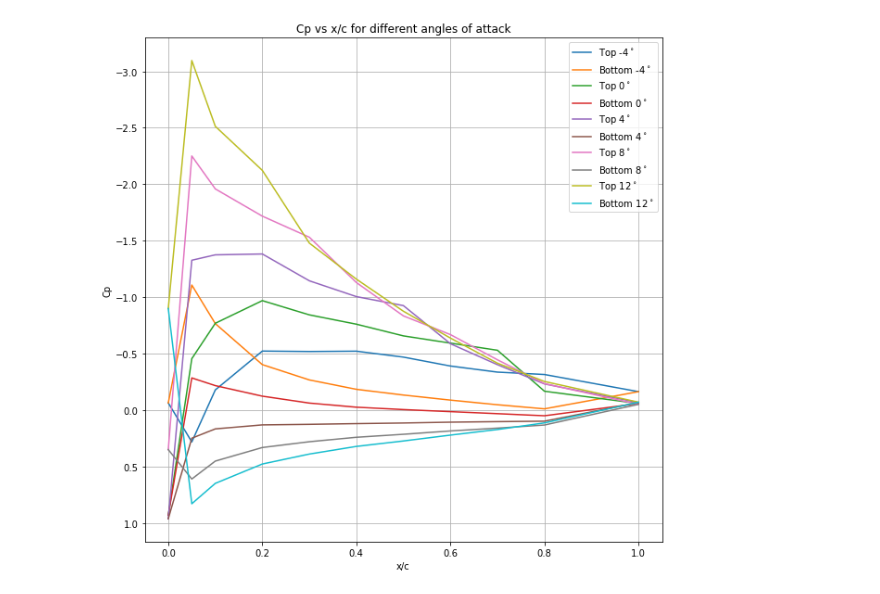
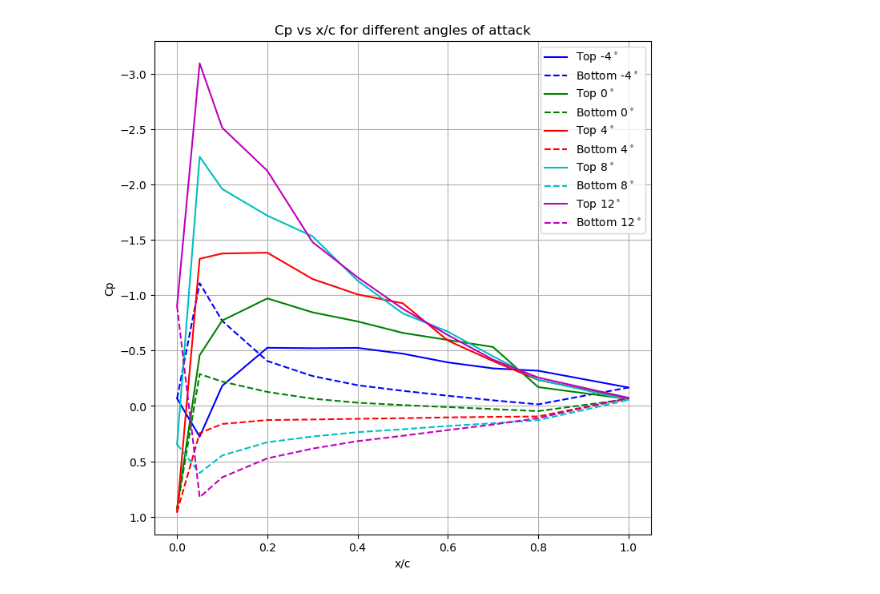
Before and after one commit to EvanY14/AE460-Fa23, a Jupyter notebook: Lab_2/dat_anal.ipynb, the cells around one changed output. Saved outputs shown, nothing was run; the diff lists cells and outputs as text; code cells hidden in the pictures.

```diff
--- a/Lab_2/dat_anal.ipynb
+++ b/Lab_2/dat_anal.ipynb
@@ -31,21 +32,22 @@ ambient_data['AOA'] = ambient_data['AOA'].astype(float)
 # %%
 # Number 3
 Cp_top = [(top_pressure)/(ambient_data['q_WT corrected'].values[i]) for i, top_pressure in enumerate(top_pressures.values)]
 Cp_bottom = [(bottom_pressure)/(ambient_data['q_WT corrected'].values[i]) for i, bottom_pressure in enumerate(bottom_pressures.values)]
 rho = ambient_data['AmbPress'].values/(287 * ambient_data['AmbTemp'].values)
-fig, ax = plt.subplots(1,1, figsize=(10, 10))
+fig, ax = plt.subplots(1,1, figsize=(8, 8))
+colors = ['b', 'g', 'r', 'c', 'm']
 for i in range(5):
-    plt.plot(np.array(top_points.columns.astype(float)), np.array(Cp_top[2*i+1]), label='Top {}$^\circ$'.format(-4 + 4*i))
-    plt.plot(np.array(bottom_points.columns.astype(float)), np.array(Cp_bottom[2*i+1]), label='Bottom {}$^\circ$'.format(-4 + 4*i))
+    plt.plot(np.array(top_points.columns.astype(float)), np.array(Cp_top[2*i+1]), label='Top {}$^\circ$'.format(-4 + 4*i), color=colors[i])
+    plt.plot(np.array(bottom_points.columns.astype(float)), np.array(Cp_bottom[2*i+1]), label='Bottom {}$^\circ$'.format(-4 + 4*i), color=colors[i], linestyle='--')
 ax.invert_yaxis()
 plt.title('Cp vs x/c for different angles of attack')
 plt.xlabel('x/c')
 plt.ylabel('Cp')
 plt.grid()
 plt.legend()
 plt.show()
 # %% [output]
-[figure, old version]
+[figure, new version]
 # %%
 #number 2
 ambient_data['q_WT corrected']
```
Also changed, not shown: parts of 6 cells of this notebook, 4 other files.
